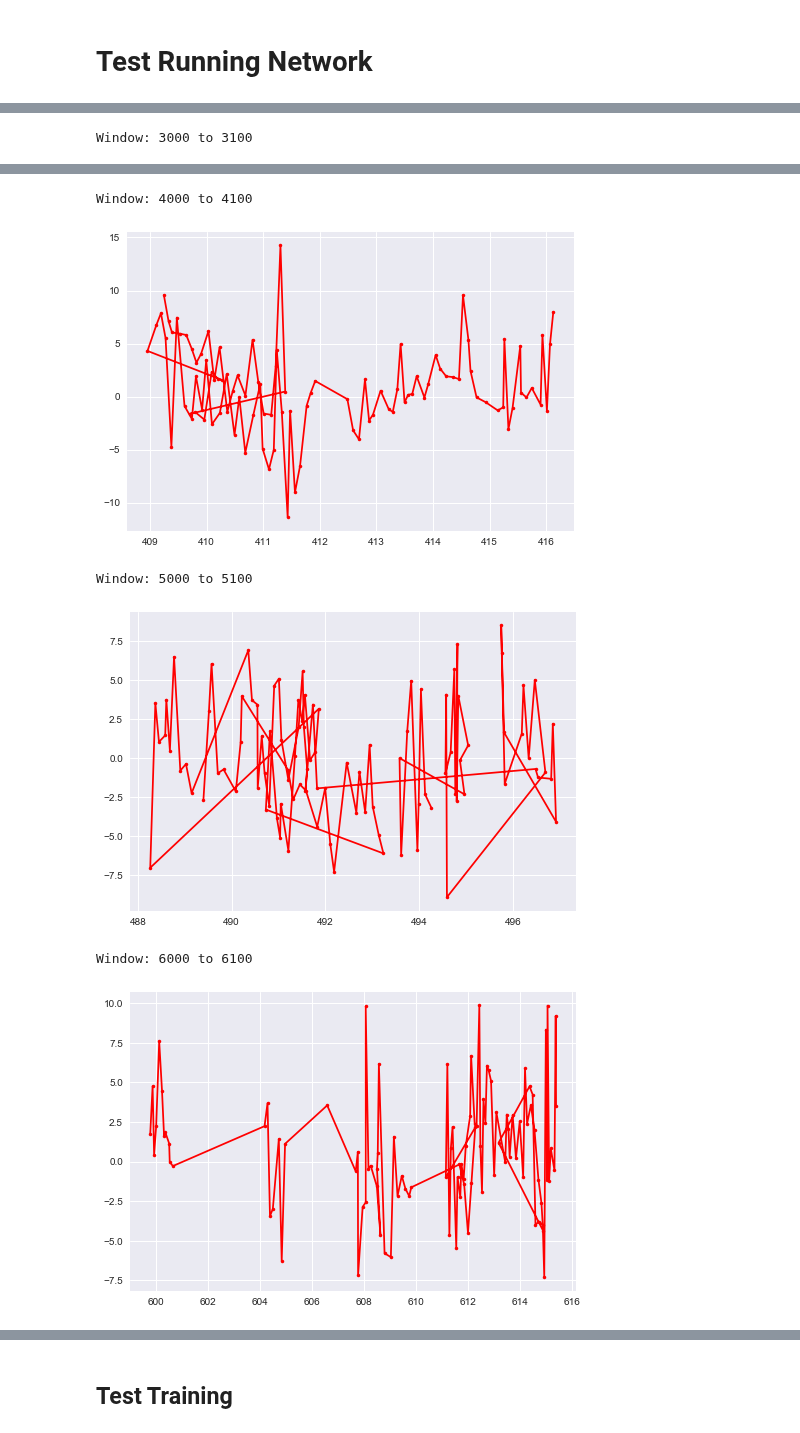
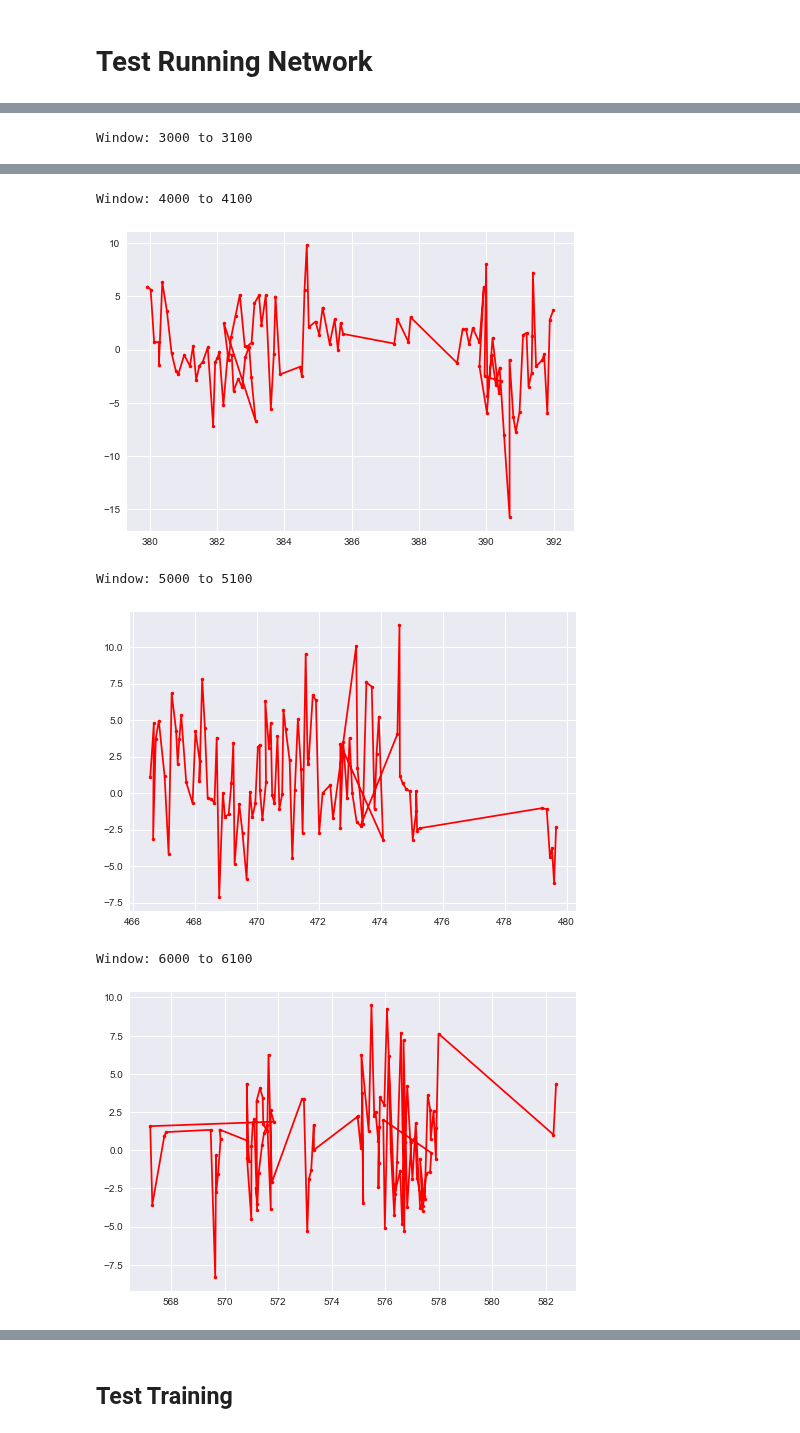
Before and after one commit to cpmpercussion/impsy, a Jupyter notebook: test-mdn-sketch-mixture.ipynb, the cells around one changed output, grey strips where cells are left out. Cells and saved outputs as stored; diff of their text form; code cells hidden in the pictures.

Commit message:
added in mixture rnn model
Former-commit-id: 8cd26c22b387cecd290761bf0cb0eacb2d3236bd

```diff
--- a/test-mdn-sketch-mixture.ipynb
+++ b/test-mdn-sketch-mixture.ipynb
@@ -191,6 +14,6 @@ class MixtureRNN(object):
 # Test Running Network
 # %%
 # Instantiate Running Network
-net = MixtureRNN(mode = NET_MODE_RUN, n_hidden_units = 128, n_mixtures = 24, batch_size = 1, sequence_length = 1)
+net = mixture_rnn.MixtureRNN(mode = mixture_rnn.NET_MODE_RUN, n_hidden_units = 128, n_mixtures = 10, batch_size = 1, sequence_length = 1)
 # %% [output]
 INFO:tensorflow:Loading Running Operations
@@ -198,5 +21,5 @@ INFO:tensorflow:done initialising: musical-mdn-3layers-128units vars: 348816
 # %%
-first_touch = x_t_log[2489]
+first_touch = np.array([(0.01 + (np.random.rand()-0.5)*0.005), (np.random.rand()-0.5)*20])
 print("Test Input:",first_touch)
 with tf.Session() as sess:
     perf = net.generate_performance(first_touch,10000,sess)
@@ -244,6 +67,6 @@ Window: 3000 to 3100
 Window: 4000 to 4100
-[figure, old version]
+[figure, new version]
 Window: 5000 to 5100
-[figure, old version]
+[figure, new version]
 Window: 6000 to 6100
-[figure, old version]
+[figure, new version]
```
Also changed, not shown: parts of 7 cells of this notebook, 1 other file.
